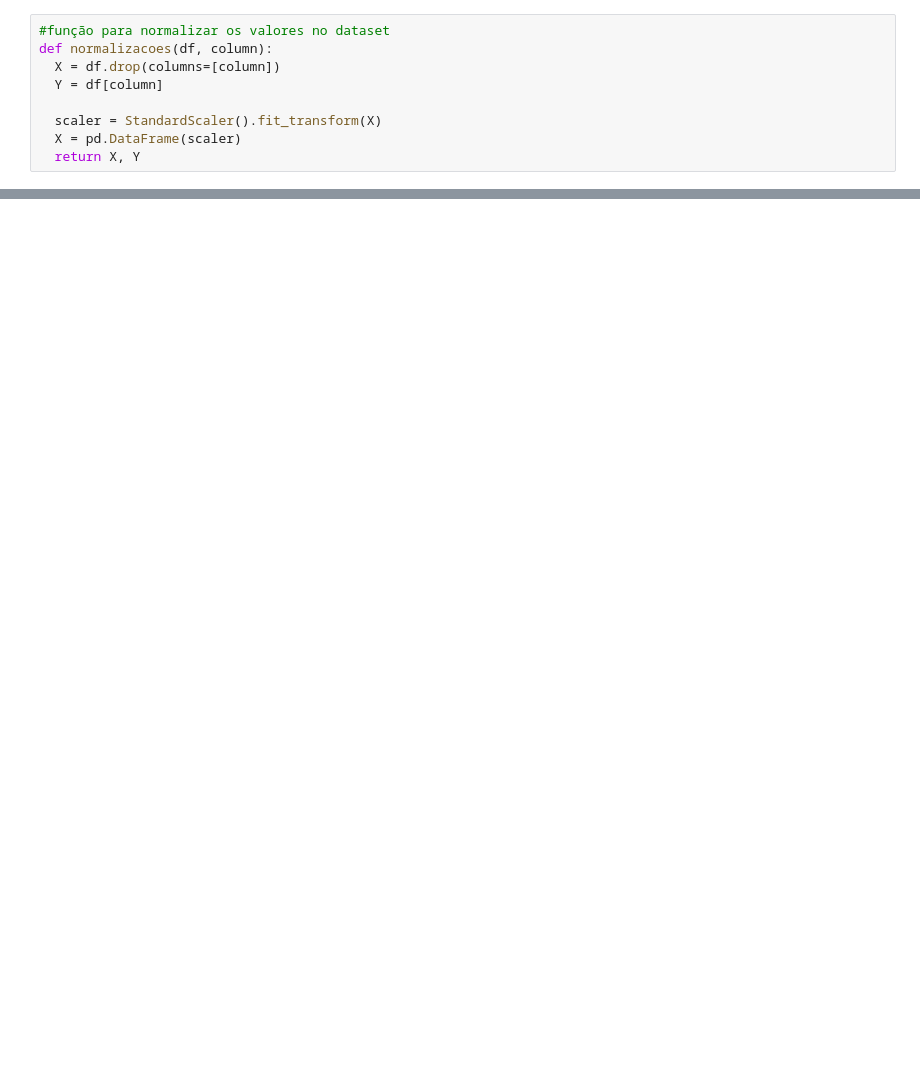
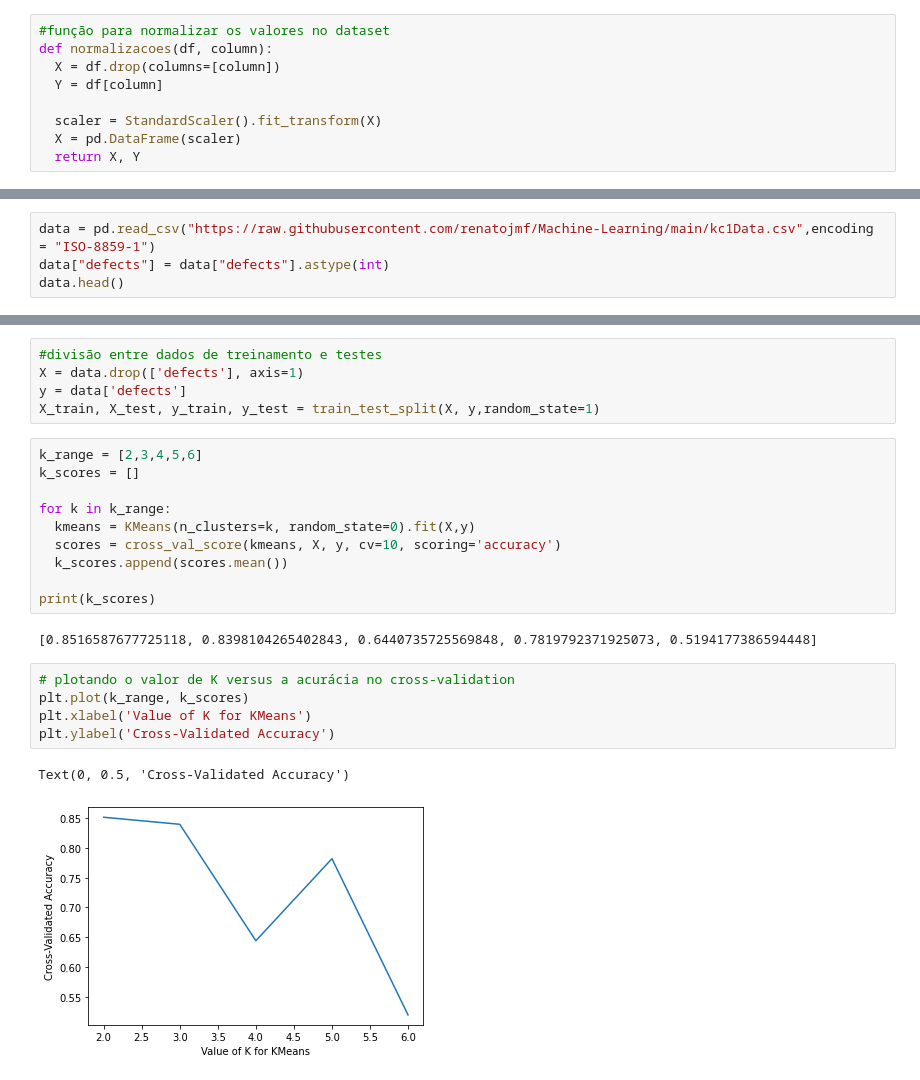
Before and after one commit to renatojmf/Machine-Learning, a Jupyter notebook: lista4.ipynb, the cells around one changed output, grey strips where cells are left out. Saved outputs shown, nothing was run; the diff lists cells and outputs as text; blank space fills up the shorter version.

```diff
--- a/lista4.ipynb
+++ b/lista4.ipynb
@@ -130,0 +150,4 @@ plt.show()
+# %%
+data = pd.read_csv("https://raw.githubusercontent.com/renatojmf/Machine-Learning/main/kc1Data.csv",encoding = "ISO-8859-1")
+data["defects"] = data["defects"].astype(int)
+data.head()
@@ -130,0 +161,25 @@ plt.show()
+# %%
+#divisão entre dados de treinamento e testes
+X = data.drop(['defects'], axis=1)
+y = data['defects']
+X_train, X_test, y_train, y_test = train_test_split(X, y,random_state=1)
+# %%
+k_range = [2,3,4,5,6]
+k_scores = []
+
+for k in k_range:
+  kmeans = KMeans(n_clusters=k, random_state=0).fit(X,y)
+  scores = cross_val_score(kmeans, X, y, cv=10, scoring='accuracy')
+  k_scores.append(scores.mean())
+
+print(k_scores)
+# %% [output]
+[0.8516587677725118, 0.8398104265402843, 0.6440735725569848, 0.7819792371925073, 0.5194177386594448]
+# %%
+# plotando o valor de K versus a acurácia no cross-validation
+plt.plot(k_range, k_scores)
+plt.xlabel('Value of K for KMeans')
+plt.ylabel('Cross-Validated Accuracy')
+# %% [output]
+Text(0, 0.5, 'Cross-Validated Accuracy')
+[figure, added]
```
Also changed, not shown: parts of 20 cells of this notebook.
